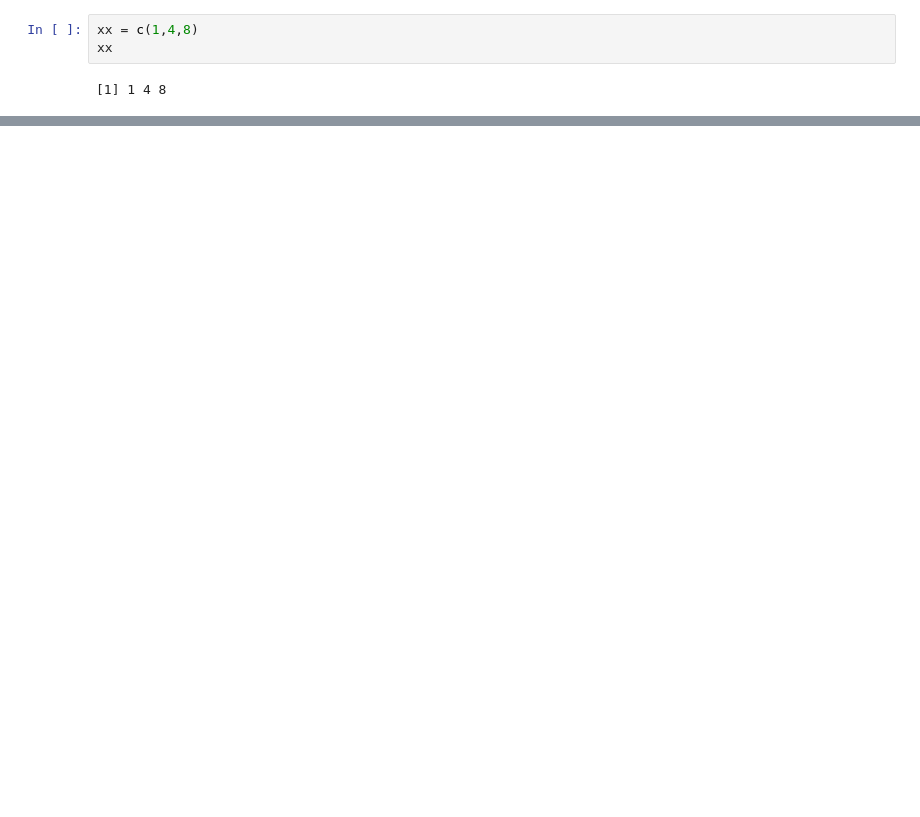
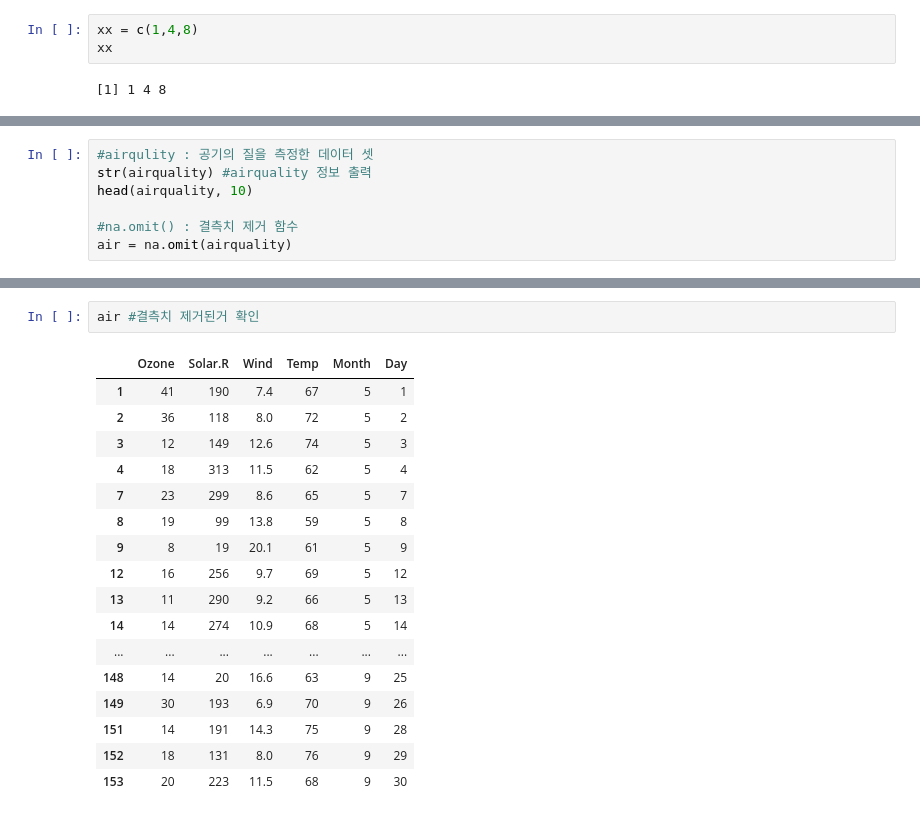
Before and after one commit to jeongmin1229/R_Data, a Jupyter notebook: 02 자료 구조.ipynb, the cells around one changed output, grey strips where cells are left out. Drawn from its saved outputs; the diff is of its cells as text; blank space fills up the shorter version.

```diff
--- a/02 자료 구조.ipynb
+++ b/02 자료 구조.ipynb
@@ -1017,0 +796,7 @@ pp4
+# %%
+#airqulity : 공기의 질을 측정한 데이터 셋
+str(airquality) #airquality 정보 출력
+head(airquality, 10)
+
+#na.omit() : 결측치 제거 함수
+air = na.omit(airquality)
@@ -1017,0 +822,20 @@ pp4
+# %%
+air #결측치 제거된거 확인
+# %% [output]
+|  | Ozone | Solar.R | Wind | Temp | Month | Day |
+| 1 | 41 | 190 | 7.4 | 67 | 5 | 1 |
+| 2 | 36 | 118 | 8.0 | 72 | 5 | 2 |
+| 3 | 12 | 149 | 12.6 | 74 | 5 | 3 |
+| 4 | 18 | 313 | 11.5 | 62 | 5 | 4 |
+| 7 | 23 | 299 | 8.6 | 65 | 5 | 7 |
+| 8 | 19 | 99 | 13.8 | 59 | 5 | 8 |
+| 9 | 8 | 19 | 20.1 | 61 | 5 | 9 |
+| 12 | 16 | 256 | 9.7 | 69 | 5 | 12 |
+| 13 | 11 | 290 | 9.2 | 66 | 5 | 13 |
+| 14 | 14 | 274 | 10.9 | 68 | 5 | 14 |
+| ... | ... | ... | ... | ... | ... | ... |
+| 148 | 14 | 20 | 16.6 | 63 | 9 | 25 |
+| 149 | 30 | 193 | 6.9 | 70 | 9 | 26 |
+| 151 | 14 | 191 | 14.3 | 75 | 9 | 28 |
+| 152 | 18 | 131 | 8.0 | 76 | 9 | 29 |
+| 153 | 20 | 223 | 11.5 | 68 | 9 | 30 |
```
Also changed, not shown: parts of 214 cells of this notebook, 12 other files.
